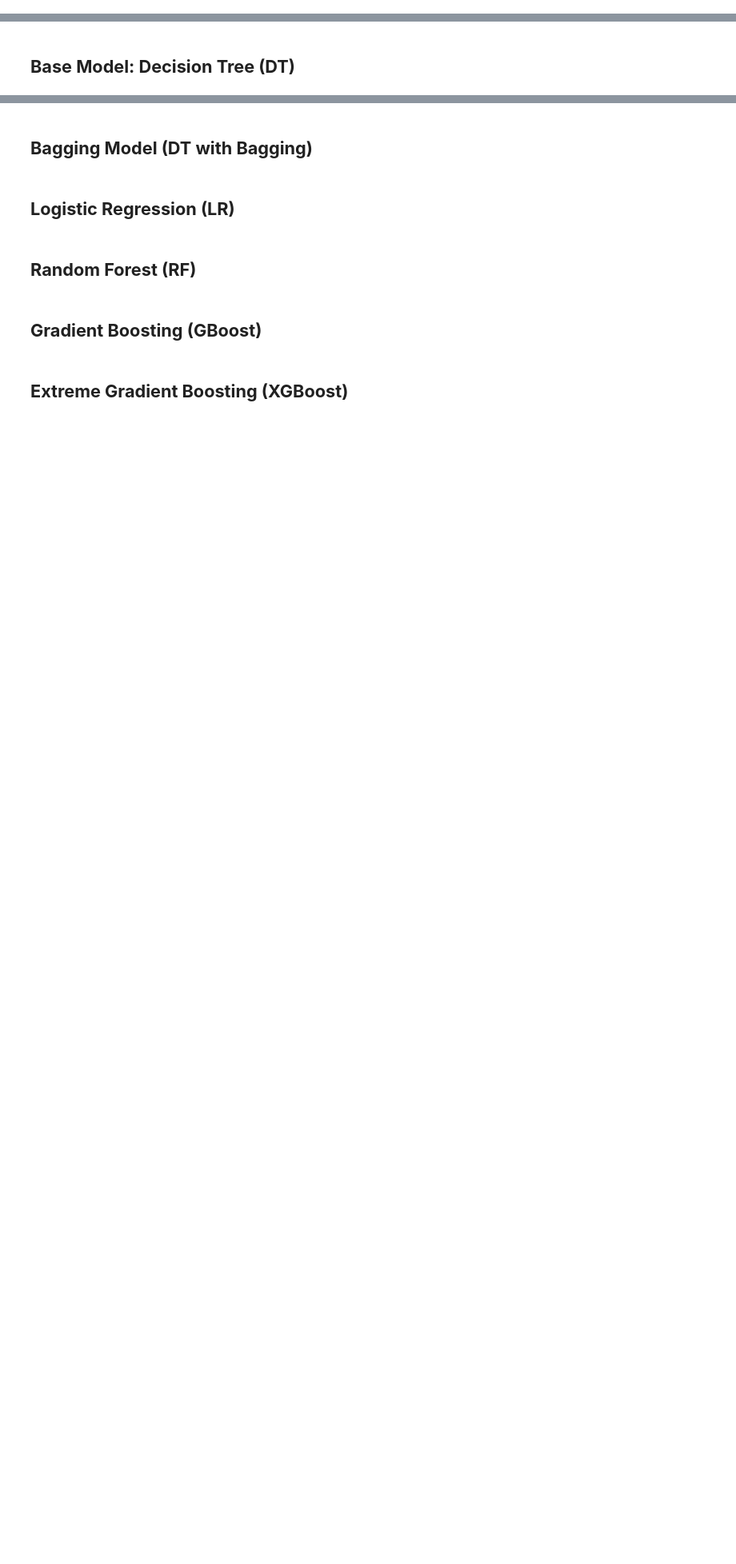
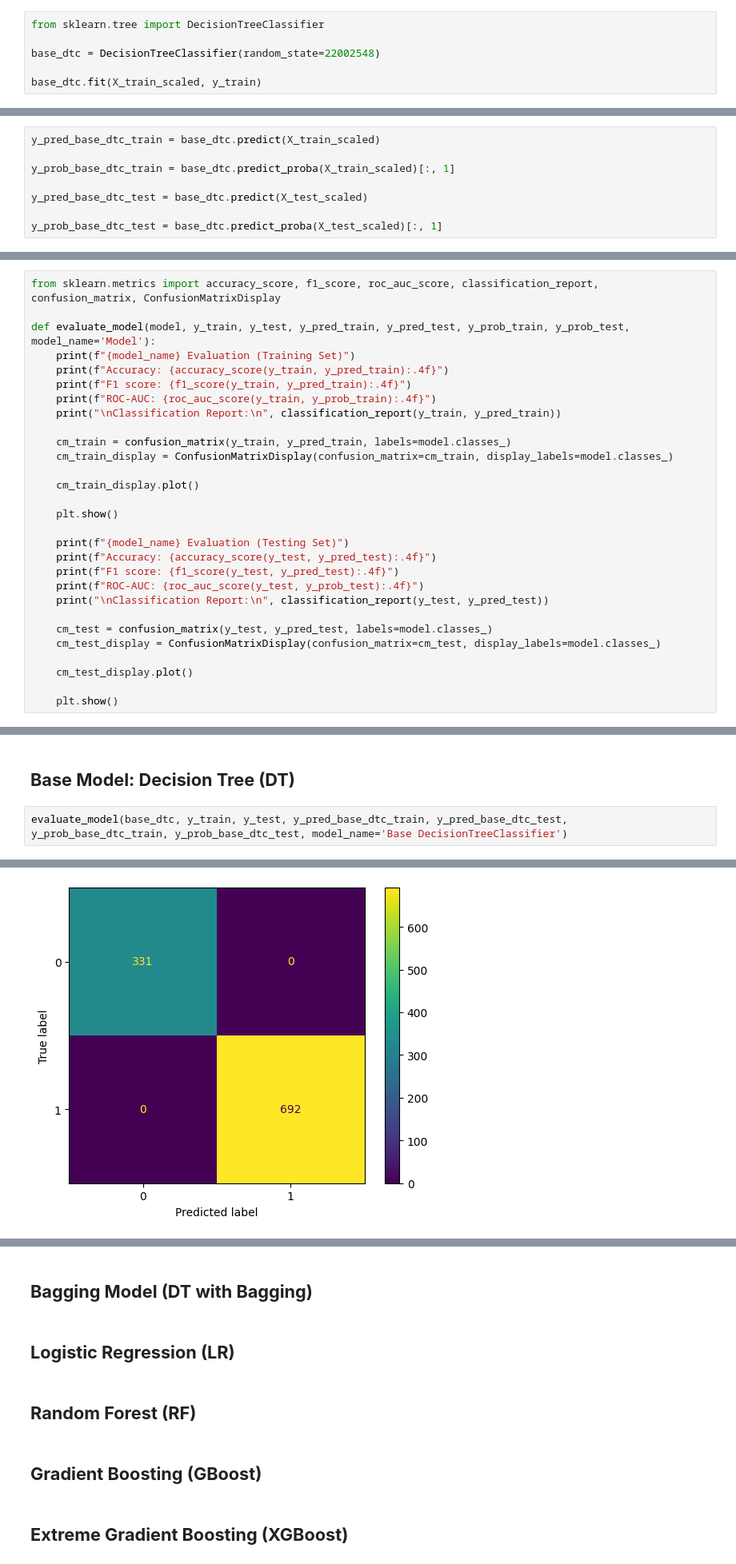
Before and after one commit to hazhalim/dmw-group-project, a Jupyter notebook: WIE3007_Group_Project_Group_11.ipynb, the cells around one changed output, grey strips where cells are left out. Shown at 80% size. Saved outputs shown, nothing was run; the diff lists cells and outputs as text; blank space fills up the shorter version.

Commit message:
Updated project to use python-dotenv to store API keys, implemented evaluate model and summarise model findings function

```diff
--- a/WIE3007_Group_Project_Group_11.ipynb
+++ b/WIE3007_Group_Project_Group_11.ipynb
@@ -404,3 +467,9 @@ df_engineered.to_csv('WIE3007_latest_dataset.csv', index=False)
 Show examples of underfitting and overfitting, and how to overcome those scenarios. Compare your model with at least two models (is the model performance  underfitting/overfitting/close fit compared to at least two other models).
 # %% [markdown]
 ## **Base Model: Decision Tree (DT)**
+# %%
+from sklearn.tree import DecisionTreeClassifier
+
+base_dtc = DecisionTreeClassifier(random_state=22002548)
+
+base_dtc.fit(X_train_scaled, y_train)
@@ -407,3 +478,11 @@ Show examples of underfitting and overfitting, and how to overcome those scenari
+# %%
+y_pred_base_dtc_train = base_dtc.predict(X_train_scaled)
+
+y_prob_base_dtc_train = base_dtc.predict_proba(X_train_scaled)[:, 1]
+
+y_pred_base_dtc_test = base_dtc.predict(X_test_scaled)
+
+y_prob_base_dtc_test = base_dtc.predict_proba(X_test_scaled)[:, 1]
 # %% [markdown]
 ## **Bagging Model (DT with Bagging)**
 # %% [markdown]
@@ -422,3 +501,32 @@ Show examples of underfitting and overfitting, and how to overcome those scenari
 # **Model Evaluation & Interpretation**
 
 Compare models with the base model, Decision Tree, to compare how bagging, boosting, or different approaches (neural network) affect model performance with respect to a base decision tree using accuracy, precision, recall, (macro) F1 score, and ROC-AUC. Use Gemini LLM to summarise findings in the model, provide insights, and interpret feature importance.
+# %%
+from sklearn.metrics import accuracy_score, f1_score, roc_auc_score, classification_report, confusion_matrix, ConfusionMatrixDisplay
+
+def evaluate_model(model, y_train, y_test, y_pred_train, y_pred_test, y_prob_train, y_prob_test, model_name='Model'):
+    print(f"{model_name} Evaluation (Training Set)")
+    print(f"Accuracy: {accuracy_score(y_train, y_pred_train):.4f}")
+    print(f"F1 score: {f1_score(y_train, y_pred_train):.4f}")
+    print(f"ROC-AUC: {roc_auc_score(y_train, y_prob_train):.4f}")
+    print("\nClassification Report:\n", classification_report(y_train, y_pred_train))
+
+    cm_train = confusion_matrix(y_train, y_pred_train, labels=model.classes_)
+    cm_train_display = ConfusionMatrixDisplay(confusion_matrix=cm_train, display_labels=model.classes_)
+
+    cm_train_display.plot()
+
+    plt.show()
+
+    print(f"{model_name} Evaluation (Testing Set)")
+    print(f"Accuracy: {accuracy_score(y_test, y_pred_test):.4f}")
+    print(f"F1 score: {f1_score(y_test, y_pred_test):.4f}")
+    print(f"ROC-AUC: {roc_auc_score(y_test, y_prob_test):.4f}")
+    print("\nClassification Report:\n", classification_report(y_test, y_pred_test))
+
+    cm_test = confusion_matrix(y_test, y_pred_test, labels=model.classes_)
+    cm_test_display = ConfusionMatrixDisplay(confusion_matrix=cm_test, display_labels=model.classes_)
+
+    cm_test_display.plot()
+
+    plt.show()
@@ -425,2 +576,5 @@ Compare models with the base model, Decision Tree, to compare how bagging, boost
 # %% [markdown]
 ## **Base Model: Decision Tree (DT)**
+# %%
+evaluate_model(base_dtc, y_train, y_test, y_pred_base_dtc_train, y_pred_base_dtc_test, y_prob_base_dtc_train, y_prob_base_dtc_test, model_name='Base DecisionTreeClassifier')
+# %% [output]
@@ -426,0 +595 @@ Compare models with the base model, Decision Tree, to compare how bagging, boost
+[figure, added]
```
Also changed, not shown: parts of 14 cells of this notebook.
